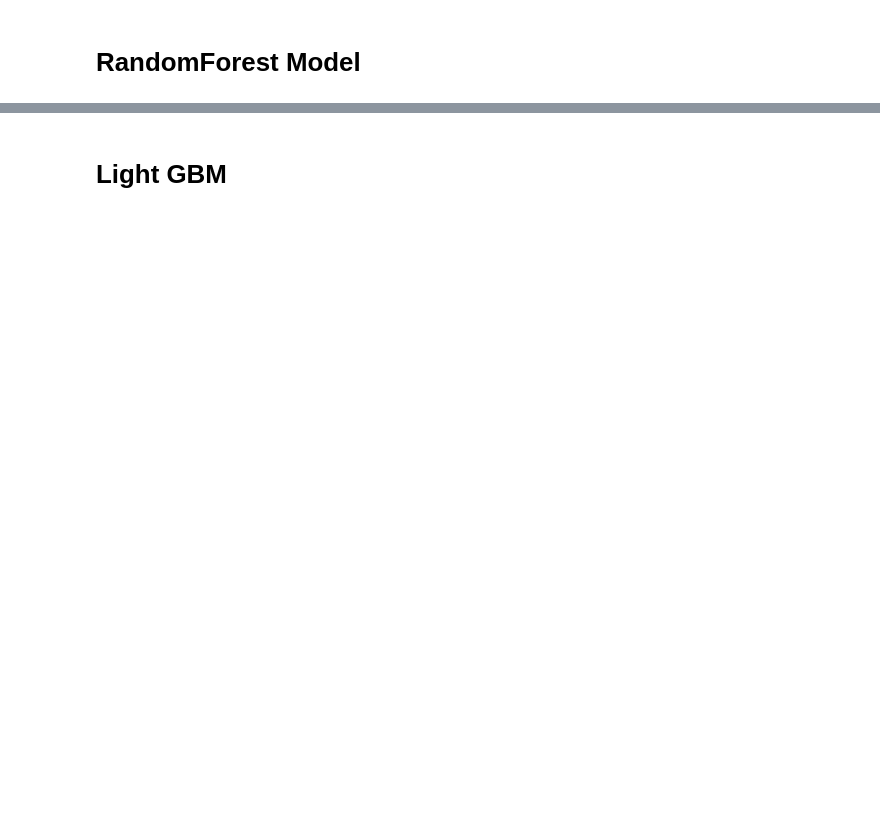
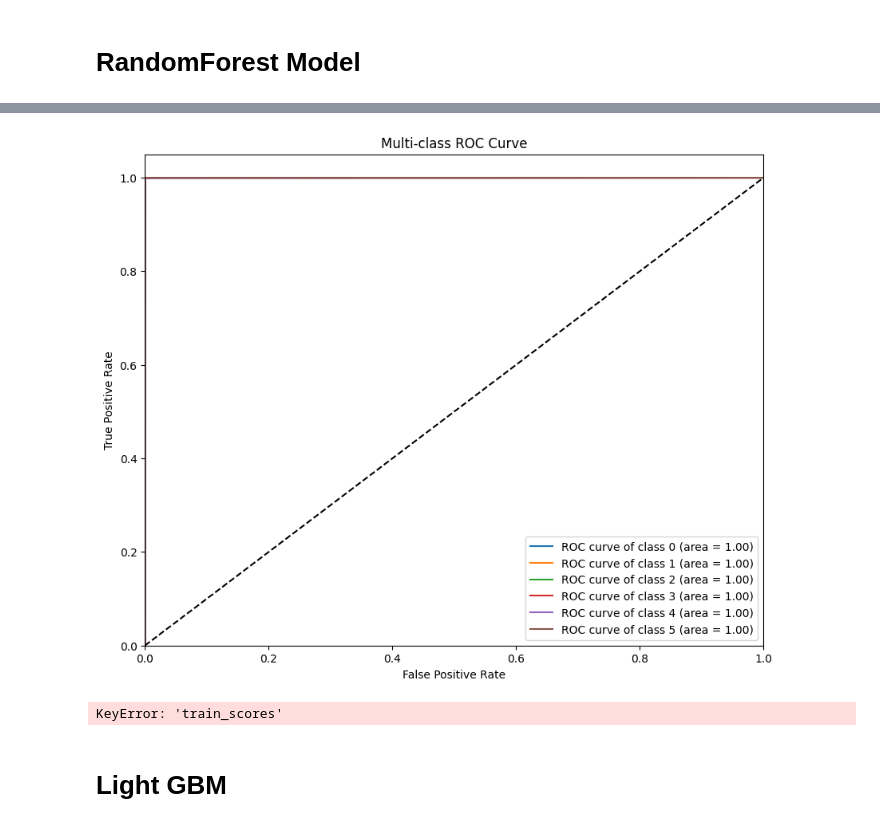
Before and after one commit to Sandanu87/Nextgen-Analytics-, a Jupyter notebook: LGBM_GB_RF_Models.ipynb, the cells around one changed output, grey strips where cells are left out. Drawn from its saved outputs; the diff is of its cells as text; code cells hidden in the pictures; blank space fills up the shorter version.

```diff
--- a/LGBM_GB_RF_Models.ipynb
+++ b/LGBM_GB_RF_Models.ipynb
@@ -273,18 +330,54 @@ param_range = [100, 300]
 # %%
+from sklearn.preprocessing import label_binarize
+
+
+y_probs = best_RF_model.predict_proba(x_test_final)
 y_test_bin = label_binarize(y_test, classes=np.unique(y_test))
 n_classes = y_test_bin.shape[1]
 
-fpr, tpr, _ = roc_curve(y_test_bin.ravel(), y_probs.ravel())
-roc_auc = auc(fpr, tpr)
+# Compute ROC curve and ROC area for each class
+fpr = dict()
+tpr = dict()
+roc_auc = dict()
+for i in range(n_classes):
+    fpr[i], tpr[i], _ = roc_curve(y_test_bin[:, i], y_probs[:, i])
+    roc_auc[i] = auc(fpr[i], tpr[i])
 
-plt.figure(figsize=(8, 6))
-plt.plot(fpr, tpr, label=f'ROC Curve (AUC = {auc_score:.2f})')
-plt.plot([0, 1], [0, 1], 'k--', label='Random Guess')
-plt.xlabel('False Positive Rate (FPR)')
-plt.ylabel('True Positive Rate (TPR)')
-plt.title('ROC Curve')
-plt.legend()
+# Plot all ROC curves
+plt.figure(figsize=(10, 8))
+for i in range(n_classes):
+    plt.plot(fpr[i], tpr[i], label='ROC curve of class {0} (area = {1:0.2f})'
+                                   ''.format(i, roc_auc[i]))
+
+plt.plot([0, 1], [0, 1], 'k--')
+plt.xlim([0.0, 1.0])
+plt.ylim([0.0, 1.05])
+plt.xlabel('False Positive Rate')
+plt.ylabel('True Positive Rate')
+plt.title('Multi-class ROC Curve')
+plt.legend(loc="lower right")
 plt.show()
+# %% [output]
+[figure, added]
+# %%
+cv_results = grid_search.cv_results_
+
+mean_train_scores = cv_results['train_scores']
+mean_test_scores = cv_results['test_scores']
+
+param_values = cv_results['param_n_estimators'].data
+
+# Plot the loss curve
+plt.figure(figsize=(10, 6))
+plt.plot(param_values, -mean_train_scores, label="Training Loss")
+plt.plot(param_values, -mean_test_scores, label="Validation Loss")
+plt.xlabel("Number of Estimators (n_estimators)")
+plt.ylabel("Loss (Negative Mean Score)")
+plt.title("Loss Curve for Random Forest")
+plt.legend()
+plt.show()
+# %% [output]
+KeyError: 'train_scores'
 # %% [markdown]
 # **Light GBM**
 # %%
```
Also changed, not shown: parts of 13 cells of this notebook.
